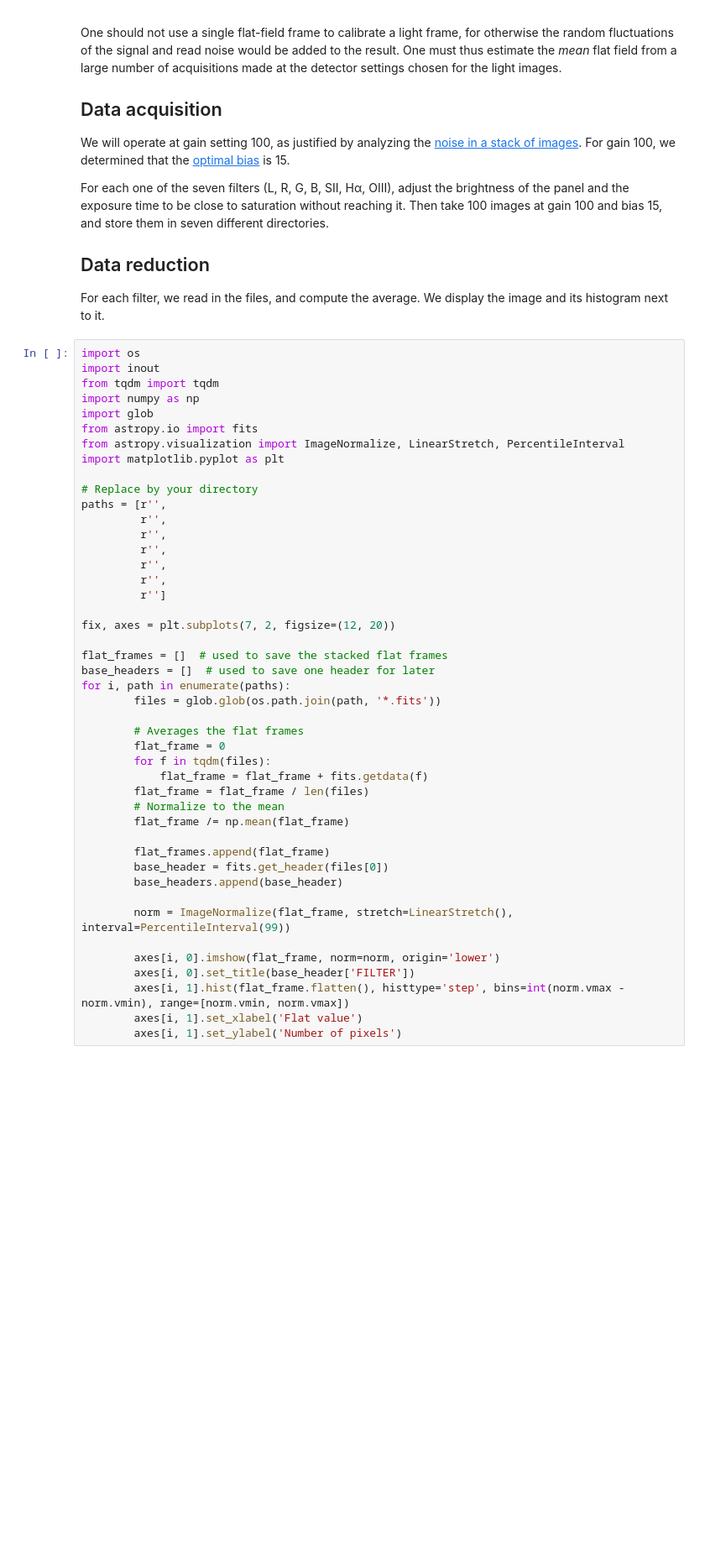
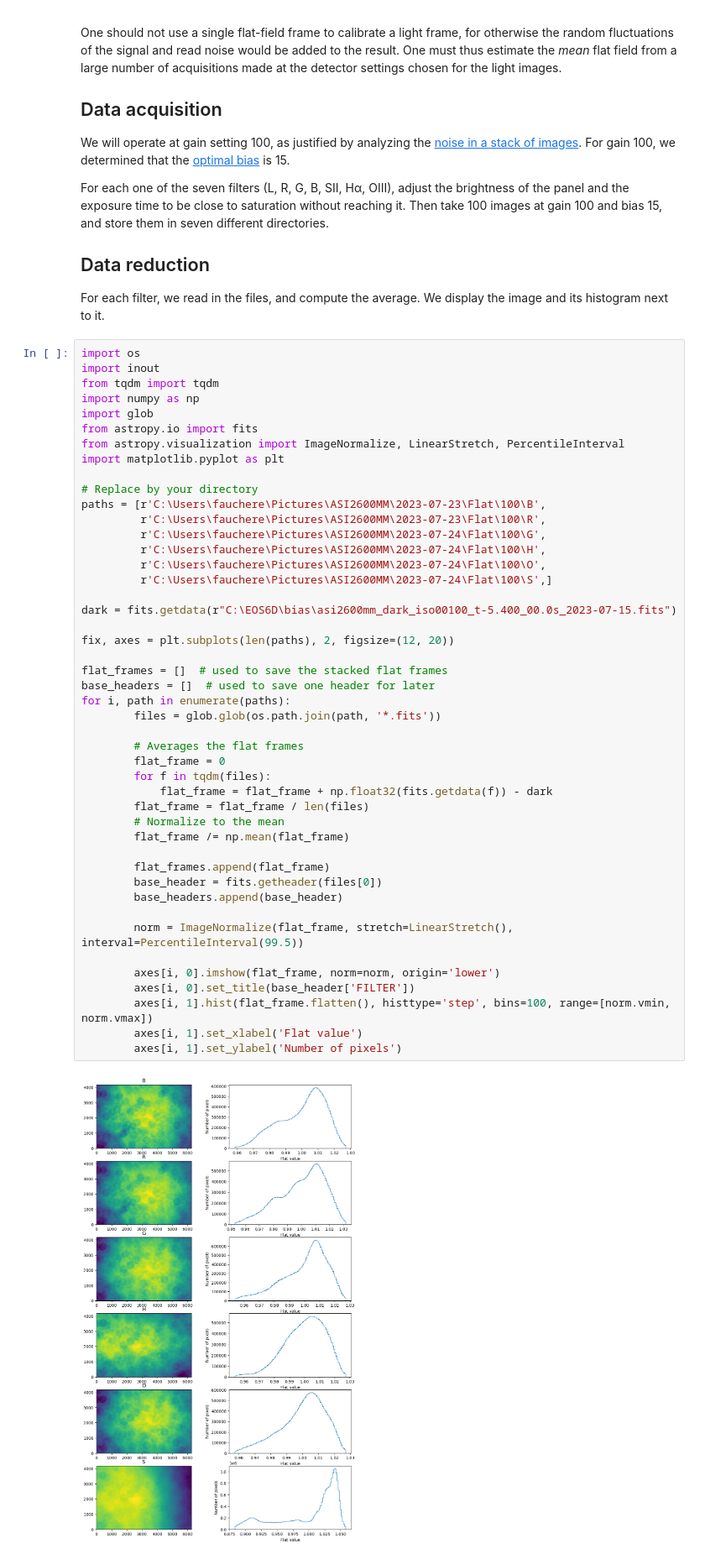
Before and after one commit to frederic-auchere/OHP, a Jupyter notebook: flats.ipynb, the cells around one changed output. Shown at 84% size. Saved outputs shown, nothing was run; the diff lists cells and outputs as text; blank space fills up the shorter version.

```diff
--- a/flats.ipynb
+++ b/flats.ipynb
@@ -22,44 +22,47 @@ import inout
 from tqdm import tqdm
 import numpy as np
 import glob
 from astropy.io import fits
 from astropy.visualization import ImageNormalize, LinearStretch, PercentileInterval
 import matplotlib.pyplot as plt
 
 # Replace by your directory
-paths = [r'',
-         r'',
-         r'',
-         r'',
-         r'',
-         r'',
-         r'']
+paths = [r'C:\Users\fauchere\Pictures\ASI2600MM\2023-07-23\Flat\100\B',
+         r'C:\Users\fauchere\Pictures\ASI2600MM\2023-07-23\Flat\100\R',
+         r'C:\Users\fauchere\Pictures\ASI2600MM\2023-07-24\Flat\100\G',
+         r'C:\Users\fauchere\Pictures\ASI2600MM\2023-07-24\Flat\100\H',
+         r'C:\Users\fauchere\Pictures\ASI2600MM\2023-07-24\Flat\100\O',
+         r'C:\Users\fauchere\Pictures\ASI2600MM\2023-07-24\Flat\100\S',]
 
-fix, axes = plt.subplots(7, 2, figsize=(12, 20))
+dark = fits.getdata(r"C:\EOS6D\bias\asi2600mm_dark_iso00100_t-5.400_00.0s_2023-07-15.fits")
+
+fix, axes = plt.subplots(len(paths), 2, figsize=(12, 20))
 
 flat_frames = []  # used to save the stacked flat frames
 base_headers = []  # used to save one header for later
 for i, path in enumerate(paths):
         files = glob.glob(os.path.join(path, '*.fits'))
 
         # Averages the flat frames
         flat_frame = 0
         for f in tqdm(files):
-            flat_frame = flat_frame + fits.getdata(f)
+            flat_frame = flat_frame + np.float32(fits.getdata(f)) - dark
         flat_frame = flat_frame / len(files)
         # Normalize to the mean
         flat_frame /= np.mean(flat_frame)
 
         flat_frames.append(flat_frame)
-        base_header = fits.get_header(files[0])
+        base_header = fits.getheader(files[0])
         base_headers.append(base_header)
 
-        norm = ImageNormalize(flat_frame, stretch=LinearStretch(), interval=PercentileInterval(99))
+        norm = ImageNormalize(flat_frame, stretch=LinearStretch(), interval=PercentileInterval(99.5))
 
         axes[i, 0].imshow(flat_frame, norm=norm, origin='lower')
         axes[i, 0].set_title(base_header['FILTER'])
-        axes[i, 1].hist(flat_frame.flatten(), histtype='step', bins=int(norm.vmax - norm.vmin), range=[norm.vmin, norm.vmax])
+        axes[i, 1].hist(flat_frame.flatten(), histtype='step', bins=100, range=[norm.vmin, norm.vmax])
         axes[i, 1].set_xlabel('Flat value')
         axes[i, 1].set_ylabel('Number of pixels')
+# %% [output]
+[figure, added]
 # %%
 camera = 'ASI2600MM'
```
Also changed, not shown: parts of 1 cell of this notebook, 4 other files.
